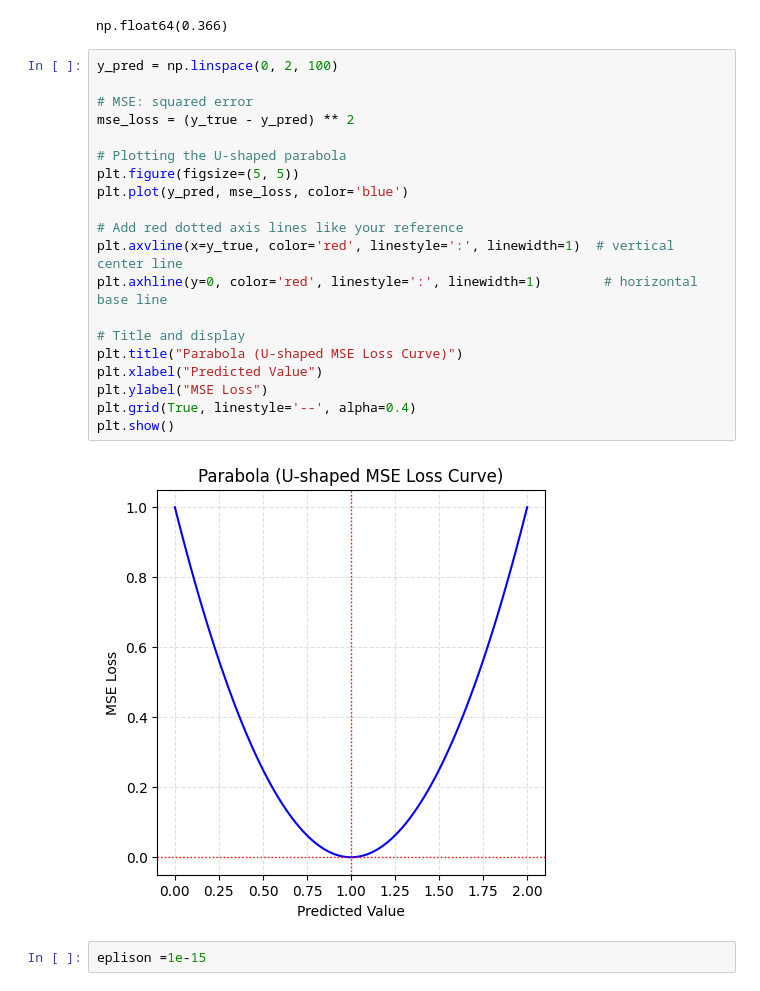
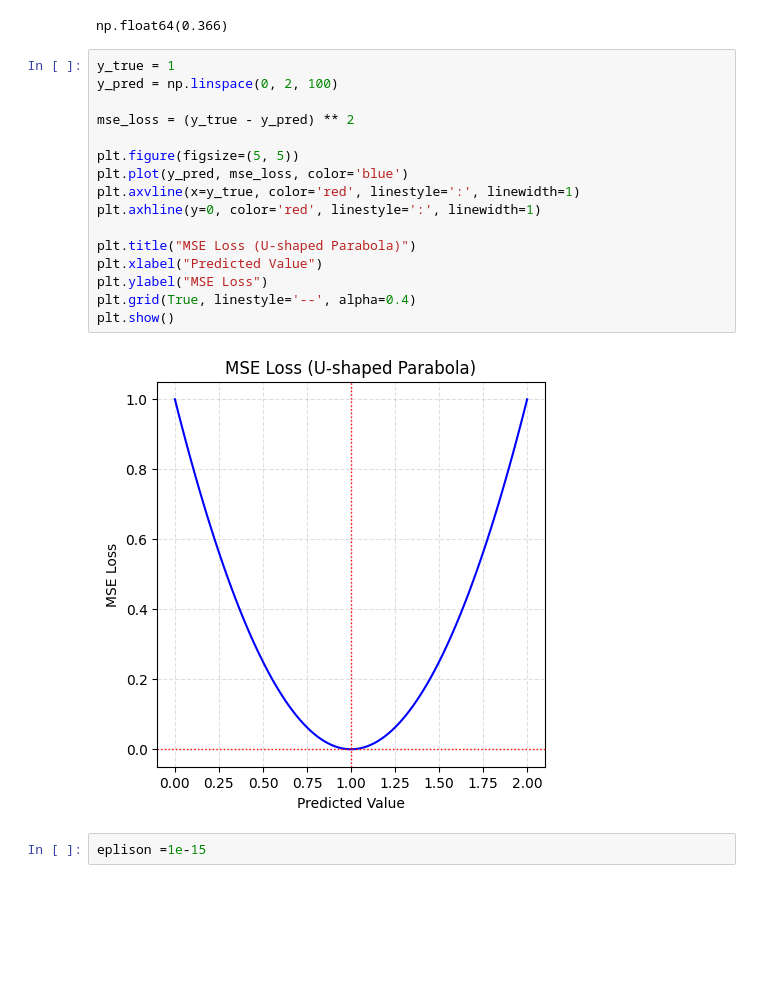
Before and after one commit to KK-coder-12/Loss-and-Cost-function, a Jupyter notebook: Loss_and_cost_functions.ipynb, the cells around one changed output. Cells and saved outputs as stored; diff of their text form; blank space fills up the shorter version.

```diff
--- a/Loss_and_cost_functions.ipynb
+++ b/Loss_and_cost_functions.ipynb
@@ -56,27 +56,23 @@ np.mean((y_true - y_predicted)**2)
 # %% [output]
 np.float64(0.366)
 # %%
+y_true = 1
 y_pred = np.linspace(0, 2, 100)
 
-# MSE: squared error
 mse_loss = (y_true - y_pred) ** 2
 
-# Plotting the U-shaped parabola
 plt.figure(figsize=(5, 5))
 plt.plot(y_pred, mse_loss, color='blue')
+plt.axvline(x=y_true, color='red', linestyle=':', linewidth=1)
+plt.axhline(y=0, color='red', linestyle=':', linewidth=1)
 
-# Add red dotted axis lines like your reference
-plt.axvline(x=y_true, color='red', linestyle=':', linewidth=1)  # vertical center line
-plt.axhline(y=0, color='red', linestyle=':', linewidth=1)        # horizontal base line
-
-# Title and display
-plt.title("Parabola (U-shaped MSE Loss Curve)")
+plt.title("MSE Loss (U-shaped Parabola)")
 plt.xlabel("Predicted Value")
 plt.ylabel("MSE Loss")
 plt.grid(True, linestyle='--', alpha=0.4)
 plt.show()
 # %% [output]
-[figure, old version]
+[figure, new version]
 # %%
 eplison =1e-15
 # %%
```
Also changed, not shown: parts of 1 cell of this notebook.
